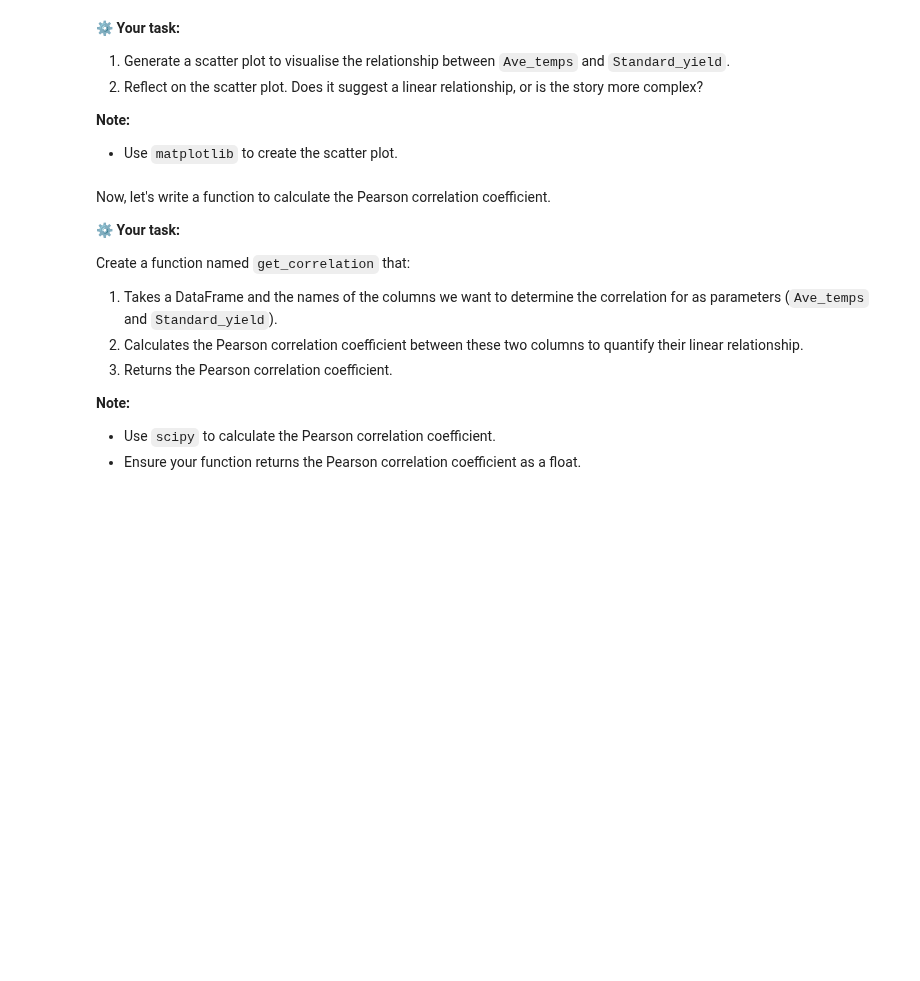
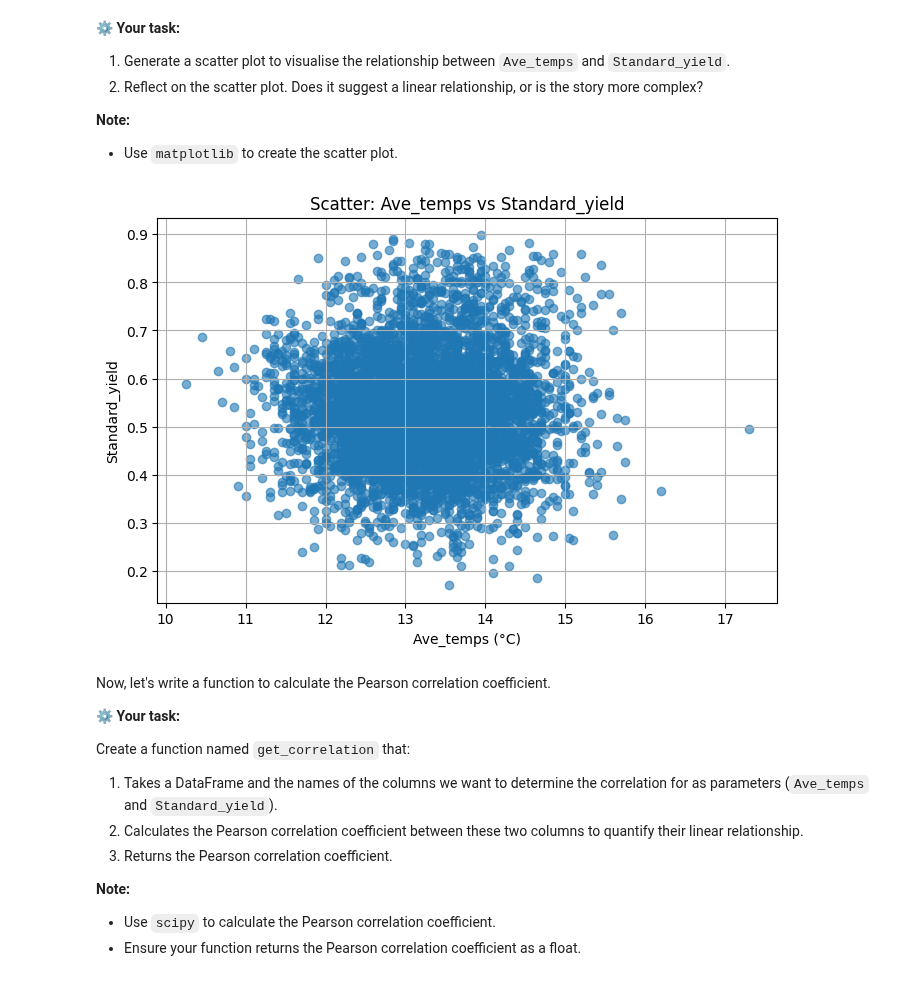
Before and after one commit to WangilaPrish/python_machine_learning, a Jupyter notebook: Machine Learning/Linear_regression_Code_challenge_student.ipynb, the cells around one changed output. Saved outputs shown, nothing was run; the diff lists cells and outputs as text; code cells hidden in the pictures; blank space fills up the shorter version.

```diff
--- a/Machine Learning/Linear_regression_Code_challenge_student.ipynb
+++ b/Machine Learning/Linear_regression_Code_challenge_student.ipynb
@@ -204,7 +204,26 @@ Let's start with the basics: a scatter plot.
 # %%
 import matplotlib.pyplot as plt
 # %%
-# Insert code to draw a scatter plot here
+plt.figure(figsize=(8,5))
+X = dataset['Ave_temps']
+y = dataset['Standard_yield']
+plt.scatter(X, y, alpha=0.6)
+plt.xlabel('Ave_temps (°C)')
+plt.ylabel('Standard_yield')
+plt.title('Scatter: Ave_temps vs Standard_yield')
+plt.grid(True)
+plt.show()
+
+def get_correlation(df, col1, col2):
+
+    # calculate Pearson correlation coefficient and return as float
+    x = df[col1]
+    y = df[col2]
+    valid = x.notna() & y.notna()
+    r, _ = pearsonr(x[valid], y[valid])
+    return float(r)
+# %% [output]
+[figure, added]
 # %% [markdown]
 Now, let's write a function to calculate the Pearson correlation coefficient.
 
```
